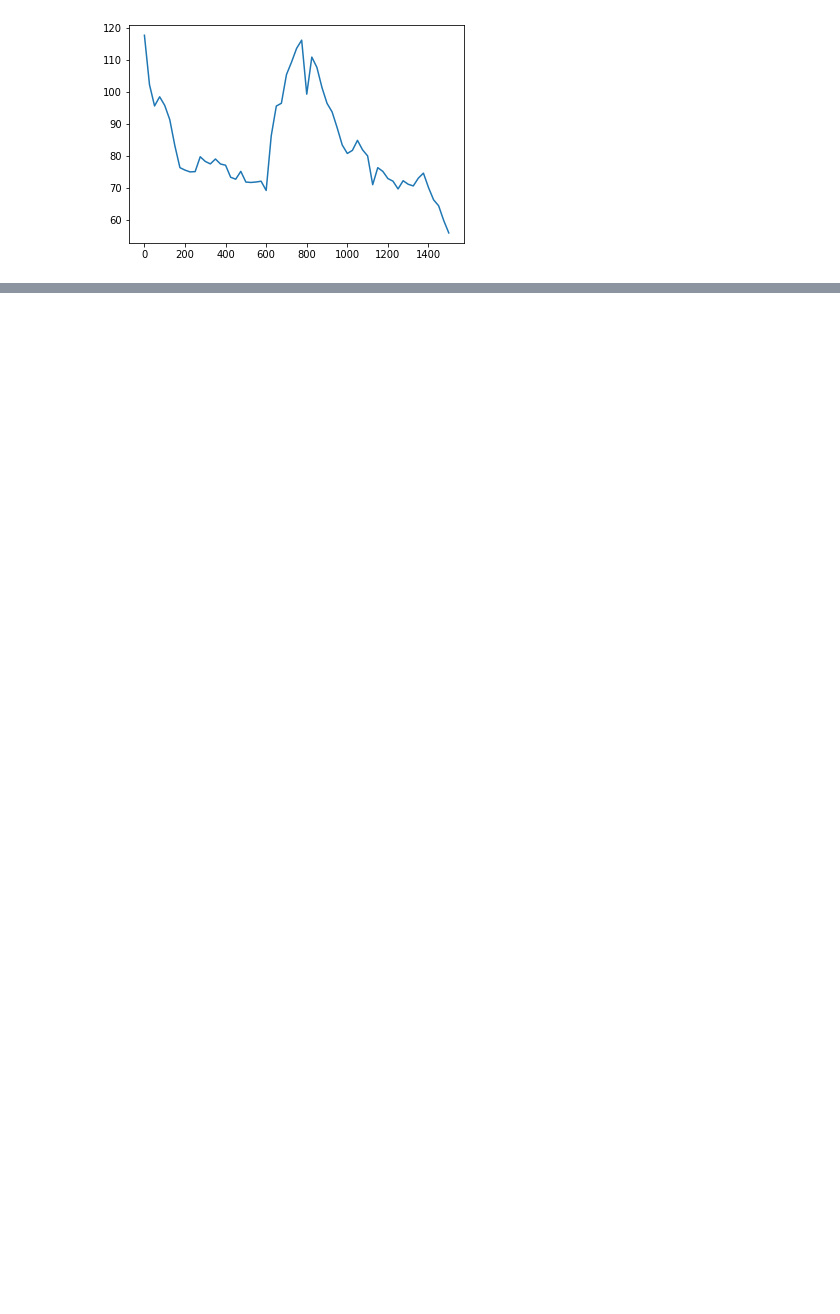
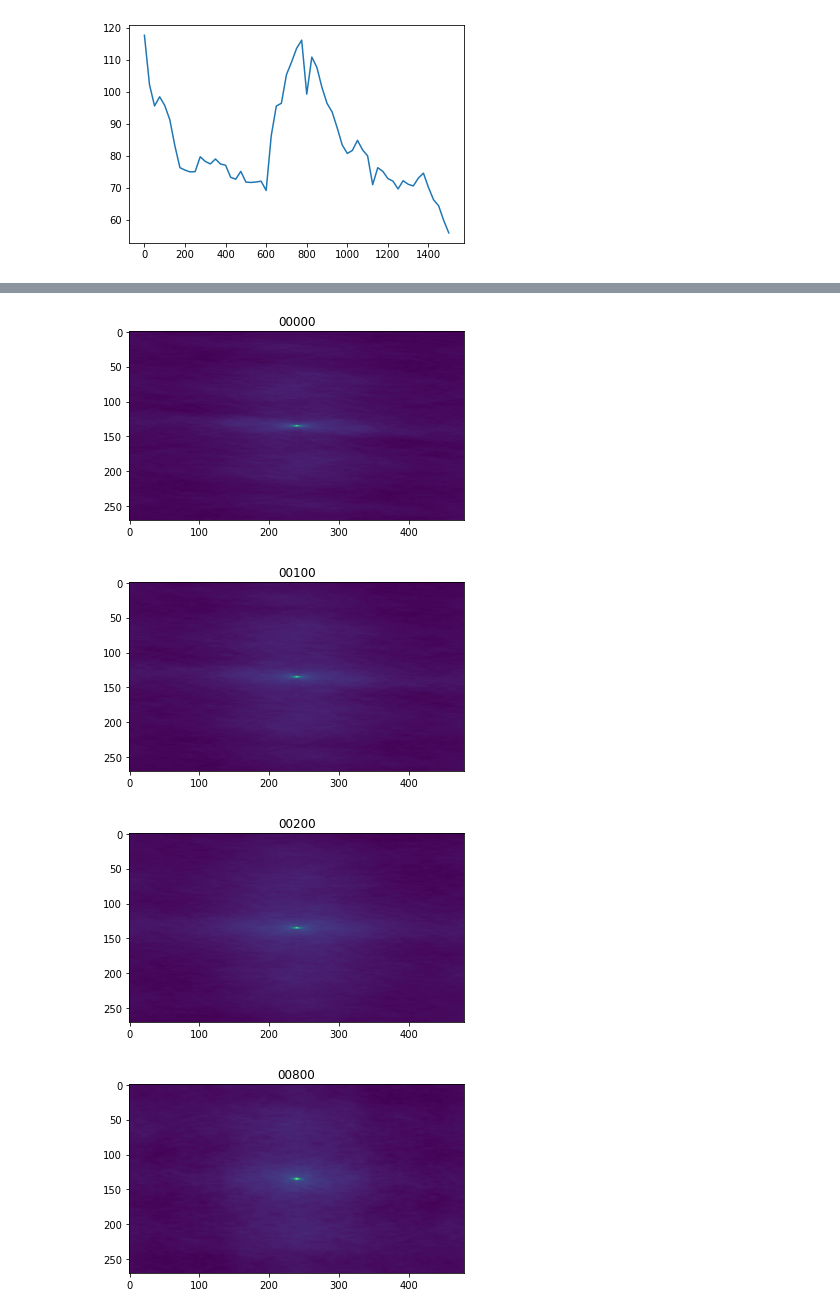
Before and after one commit to olivierleblanc/diffusercam, a Jupyter notebook: bernat/test03.ipynb, the cells around one changed output, grey strips where cells are left out. Cells and saved outputs as stored; diff of their text form; code cells hidden in the pictures; blank space fills up the shorter version.

```diff
--- a/bernat/test03.ipynb
+++ b/bernat/test03.ipynb
@@ -257,0 +463,21 @@ plt.show()
+# %%
+plt.imshow(auto_00000)
+plt.title('00000')
+plt.show()
+
+plt.imshow(auto_00100)
+plt.title('00100')
+plt.show()
+
+plt.imshow(auto_00200)
+plt.title('00200')
+plt.show()
+
+plt.imshow(auto_00800)
+plt.title('00800')
+plt.show()
+# %% [output]
+[figure, added]
+[figure, added]
+[figure, added]
+[figure, added]
```
Also changed, not shown: parts of 10 cells of this notebook, 10 other files.
